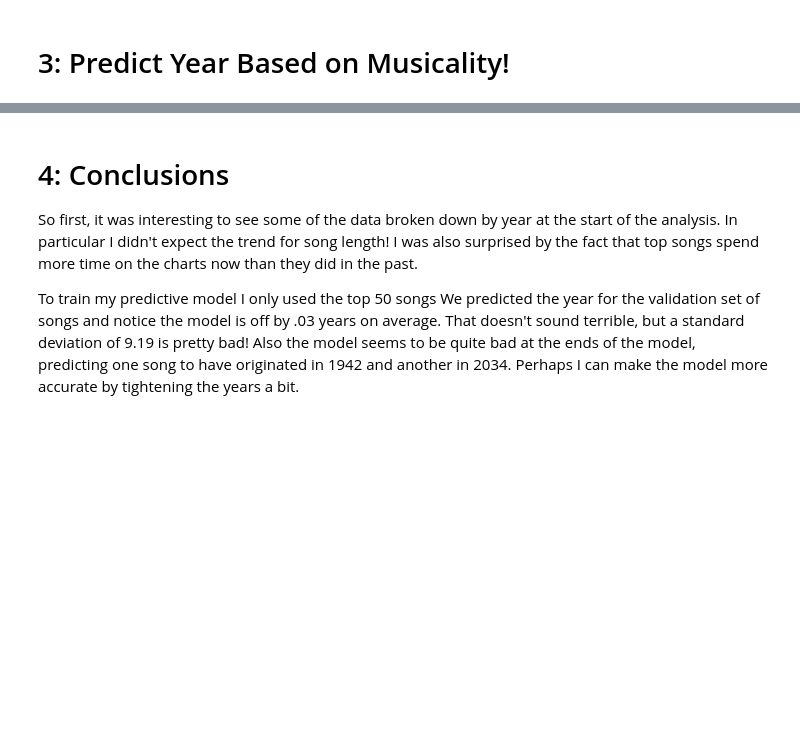
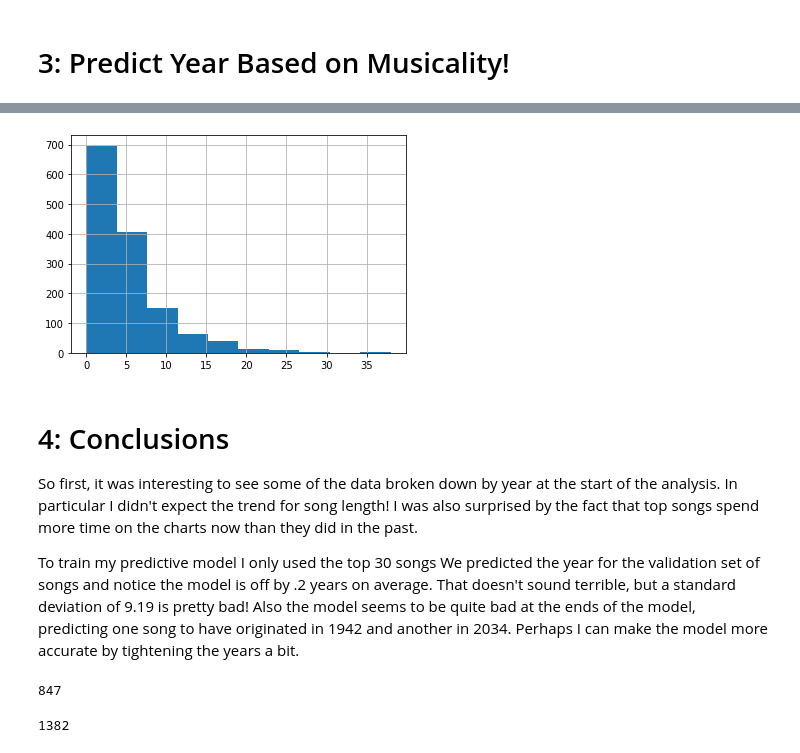
Before and after one commit to RobNewt/Data-Analysis, a Jupyter notebook: Billboard_Top_100_(In_Progress).ipynb, the cells around one changed output, grey strips where cells are left out. Cells and saved outputs as stored; diff of their text form; code cells hidden in the pictures; blank space fills up the shorter version.

```diff
--- a/Billboard_Top_100_(In_Progress).ipynb
+++ b/Billboard_Top_100_(In_Progress).ipynb
@@ -556,7 +575,19 @@ comparison.describe()
+# %%
+comparison[comparison['Difference'] <= 50]['Difference'].hist();
+# %% [output]
+[figure, added]
 # %% [markdown]
 # 4: Conclusions
 
 So first, it was interesting to see some of the data broken down by year at the start of the analysis. In particular I didn't expect the trend for song length! I was also surprised by the fact that top songs spend more time on the charts now than they did in the past.
 
 
-To train my predictive model I only used the top 50 songs  We predicted the year for the validation set of songs and notice the model is off by .03 years on average. That doesn't sound terrible, but a standard deviation of 9.19 is pretty bad! Also the model seems to be quite bad at the ends of the model, predicting one song to have originated in 1942 and another in 2034. Perhaps I can make the model more accurate by tightening the years a bit.
+To train my predictive model I only used the top 30 songs  We predicted the year for the validation set of songs and notice the model is off by .2 years on average. That doesn't sound terrible, but a standard deviation of 9.19 is pretty bad! Also the model seems to be quite bad at the ends of the model, predicting one song to have originated in 1942 and another in 2034. Perhaps I can make the model more accurate by tightening the years a bit.
+# %%
+len(comparison[comparison['Difference'] < 5])
+# %% [output]
+847
+# %%
+len(comparison)
+# %% [output]
+1382
```
Also changed, not shown: parts of 11 cells of this notebook.
